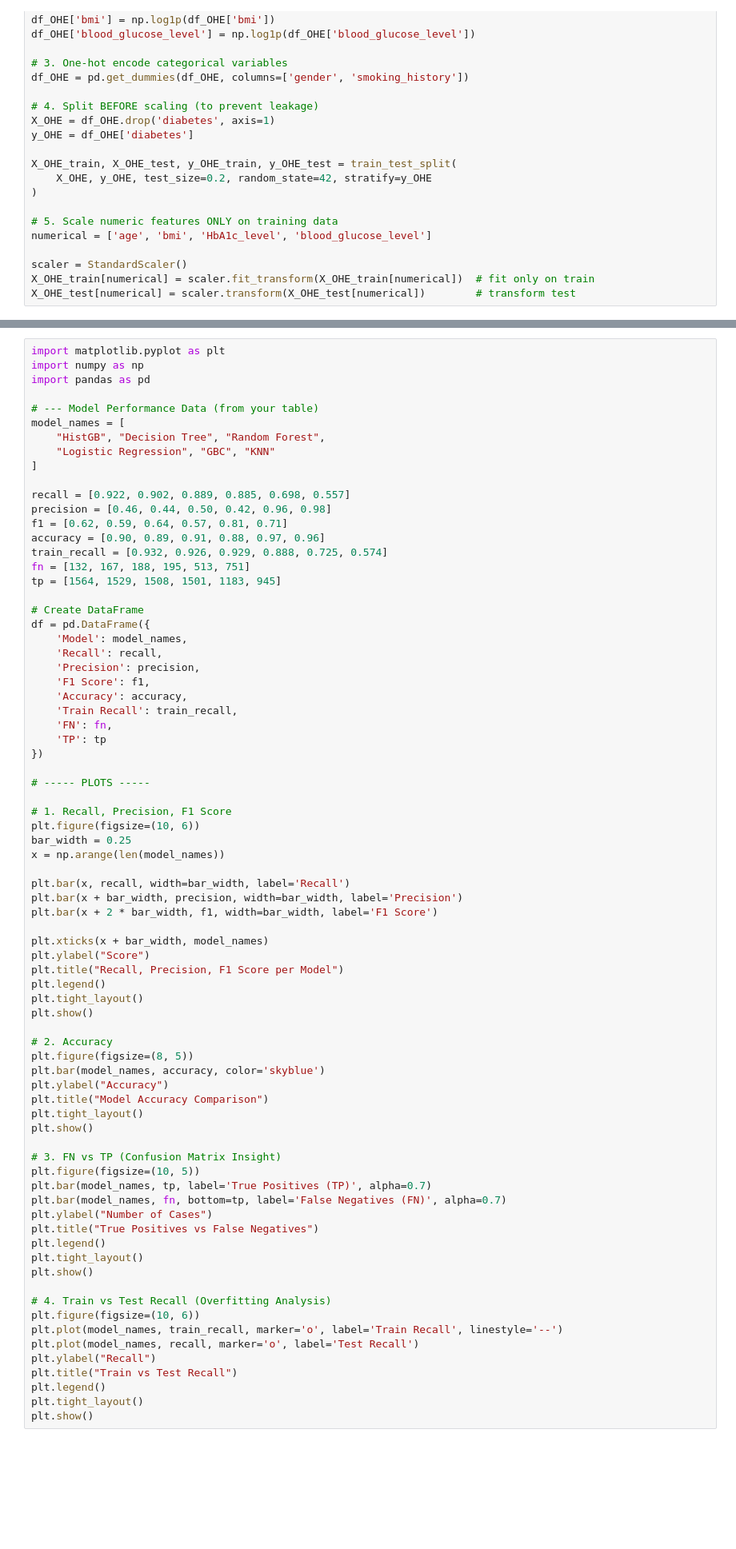
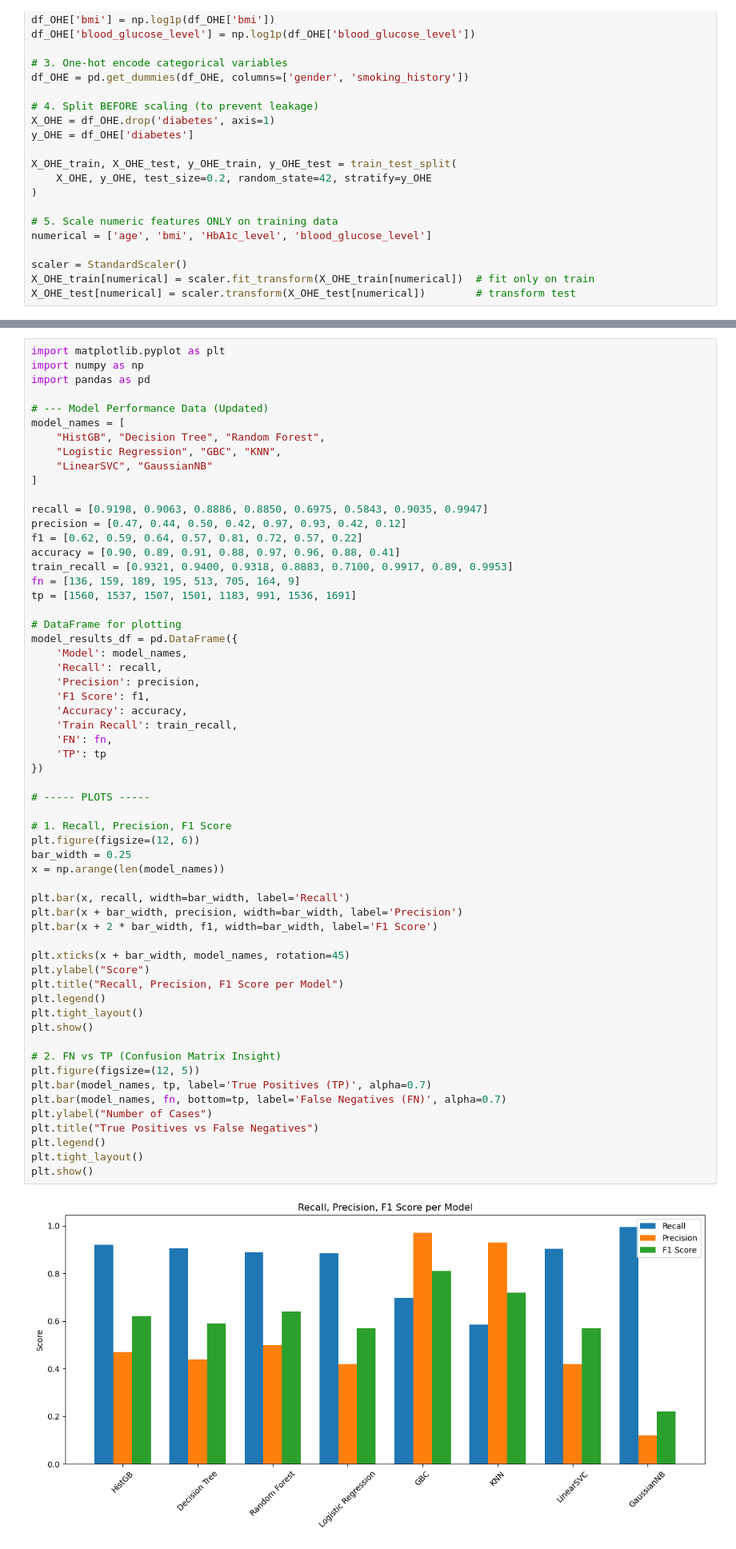
Before and after one commit to PalaniSelvamPrabhanjan/diabetes_predictor, a Jupyter notebook: main.ipynb, the cells around one changed output, grey strips where cells are left out. Shown at 80% size. Drawn from its saved outputs; the diff is of its cells as text; blank space fills up the shorter version.

```diff
--- a/main.ipynb
+++ b/main.ipynb
@@ -1235,74 +1592,59 @@ import matplotlib.pyplot as plt
 import numpy as np
 import pandas as pd
 
-# --- Model Performance Data (from your table)
+# --- Model Performance Data (Updated)
 model_names = [
     "HistGB", "Decision Tree", "Random Forest",
-    "Logistic Regression", "GBC", "KNN"
+    "Logistic Regression", "GBC", "KNN",
+    "LinearSVC", "GaussianNB"
 ]
 
-recall = [0.922, 0.902, 0.889, 0.885, 0.698, 0.557]
-precision = [0.46, 0.44, 0.50, 0.42, 0.96, 0.98]
-f1 = [0.62, 0.59, 0.64, 0.57, 0.81, 0.71]
-accuracy = [0.90, 0.89, 0.91, 0.88, 0.97, 0.96]
-train_recall = [0.932, 0.926, 0.929, 0.888, 0.725, 0.574]
-fn = [132, 167, 188, 195, 513, 751]
-tp = [1564, 1529, 1508, 1501, 1183, 945]
+recall = [0.9198, 0.9063, 0.8886, 0.8850, 0.6975, 0.5843, 0.9035, 0.9947]
+precision = [0.47, 0.44, 0.50, 0.42, 0.97, 0.93, 0.42, 0.12]
+f1 = [0.62, 0.59, 0.64, 0.57, 0.81, 0.72, 0.57, 0.22]
+accuracy = [0.90, 0.89, 0.91, 0.88, 0.97, 0.96, 0.88, 0.41]
+train_recall = [0.9321, 0.9400, 0.9318, 0.8883, 0.7100, 0.9917, 0.89, 0.9953]
+fn = [136, 159, 189, 195, 513, 705, 164, 9]
+tp = [1560, 1537, 1507, 1501, 1183, 991, 1536, 1691]
 
-# Create DataFrame
-df = pd.DataFrame({
+# DataFrame for plotting
+model_results_df = pd.DataFrame({
     'Model': model_names,
     'Recall': recall,
     'Precision': precision,
     'F1 Score': f1,
     'Accuracy': accuracy,
     'Train Recall': train_recall,
     'FN': fn,
     'TP': tp
 })
 
 # ----- PLOTS -----
 
 # 1. Recall, Precision, F1 Score
-plt.figure(figsize=(10, 6))
+plt.figure(figsize=(12, 6))
 bar_width = 0.25
 x = np.arange(len(model_names))
 
 plt.bar(x, recall, width=bar_width, label='Recall')
 plt.bar(x + bar_width, precision, width=bar_width, label='Precision')
 plt.bar(x + 2 * bar_width, f1, width=bar_width, label='F1 Score')
 
-plt.xticks(x + bar_width, model_names)
+plt.xticks(x + bar_width, model_names, rotation=45)
 plt.ylabel("Score")
 plt.title("Recall, Precision, F1 Score per Model")
 plt.legend()
 plt.tight_layout()
 plt.show()
 
-# 2. Accuracy
-plt.figure(figsize=(8, 5))
-plt.bar(model_names, accuracy, color='skyblue')
-plt.ylabel("Accuracy")
-plt.title("Model Accuracy Comparison")
-plt.tight_layout()
-plt.show()
-
-# 3. FN vs TP (Confusion Matrix Insight)
-plt.figure(figsize=(10, 5))
+# 2. FN vs TP (Confusion Matrix Insight)
+plt.figure(figsize=(12, 5))
 plt.bar(model_names, tp, label='True Positives (TP)', alpha=0.7)
 plt.bar(model_names, fn, bottom=tp, label='False Negatives (FN)', alpha=0.7)
 plt.ylabel("Number of Cases")
 plt.title("True Positives vs False Negatives")
 plt.legend()
 plt.tight_layout()
 plt.show()
-
-# 4. Train vs Test Recall (Overfitting Analysis)
-plt.figure(figsize=(10, 6))
-plt.plot(model_names, train_recall, marker='o', label='Train Recall', linestyle='--')
-plt.plot(model_names, recall, marker='o', label='Test Recall')
-plt.ylabel("Recall")
-plt.title("Train vs Test Recall")
-plt.legend()
-plt.tight_layout()
-plt.show()
+# %% [output]
+[figure, added]
```
Also changed, not shown: parts of 87 cells of this notebook, 4 other files.
